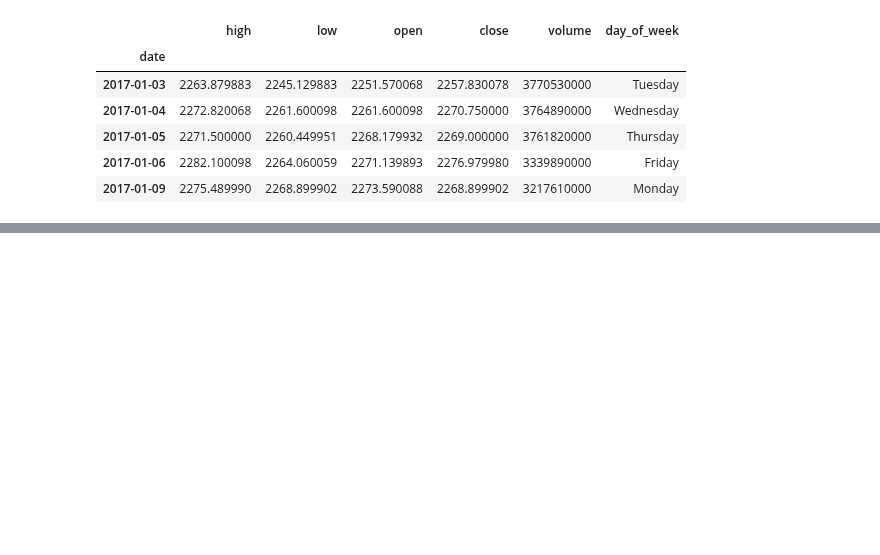
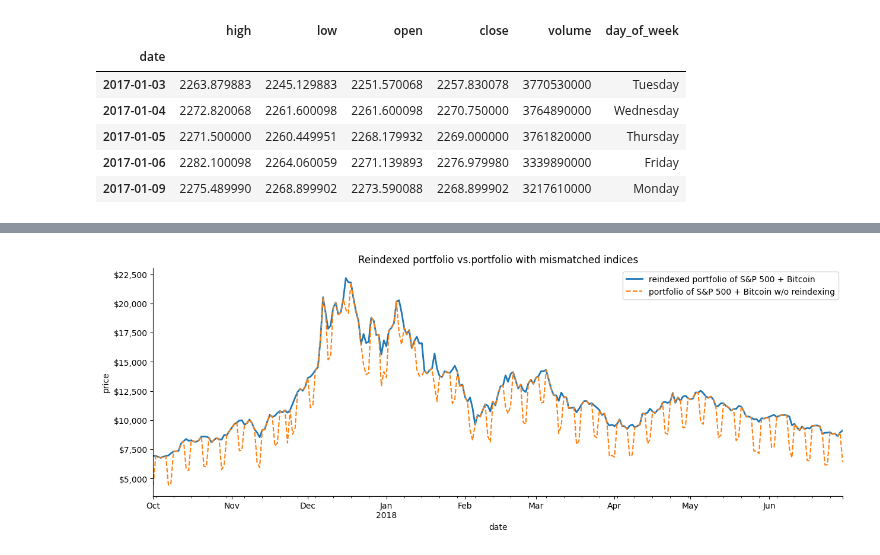
Before and after one commit to cacaprog/data-analysis-pandas, a Jupyter notebook: ch_03/3-cleanning.ipynb, the cells around one changed output, grey strips where cells are left out. Cells and saved outputs as stored; diff of their text form; code cells hidden in the pictures; blank space fills up the shorter version.

```diff
--- a/ch_03/3-cleanning.ipynb
+++ b/ch_03/3-cleanning.ipynb
@@ -475,0 +571,16 @@ sp.head()\
+# %%
+import numpy as np
+
+sp_reindexed = sp.reindex(bitcoin.index).assign(
+    # volume is 0 when the market is closed
+    volume = lambda x: x.volume.fillna(0),
+    # carry this forward
+    close = lambda x: x.close.fillna(method='ffill'),
+    # take the closing price if these aren't available
+    open = lambda x: \
+        np.where(x.open.isnull(), x.close, x.open),
+    high=lambda x: \
+        np.where(x.high.isnull(), x.close, x.high),
+    low = lambda x: np.where(x.low.isnull(), x.close, x.low)
+
+)
@@ -475,0 +604,26 @@ sp.head()\
+# %%
+# every day's closing price = S&P 500 close adjusted for
+# market closure + Bitcoin close (same for other metrics)
+fixed_portfolio = sp_reindexed + bitcoin
+# plot the reindexed portfolio's close (Q4 2017 - Q2 2018)
+ax = fixed_portfolio['2017-Q4':'2018-Q2'].plot(
+    y='close', figsize=(15, 5), linewidth=2,
+    label='reindexed portfolio of S&P 500 + Bitcoin',
+    title='Reindexed portfolio vs.'
+    'portfolio with mismatched indices'
+)
+# add line for original portfolio for comparison
+portfolio['2017-Q4':'2018-Q2'].plot(
+    y='close', ax=ax, linestyle='--',
+    label='portfolio of S&P 500 + Bitcoin w/o reindexing'
+)
+# formatting
+ax.set_ylabel('price')
+ax.yaxis\
+    .set_major_formatter(StrMethodFormatter('${x:,.0f}'))
+for spine in ['top', 'right']:
+    ax.spines[spine].set_visible(False)
+# show the plot
+plt.show()
+# %% [output]
+[figure, added]
```
Also changed, not shown: parts of 13 cells of this notebook, 5 other files.
